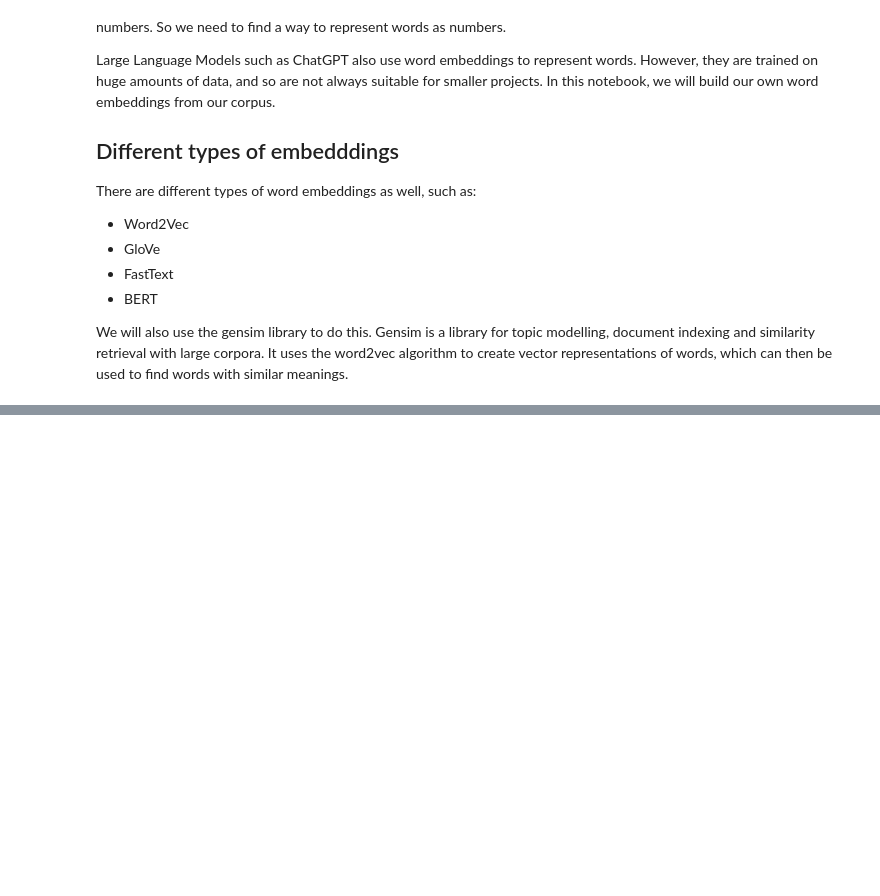
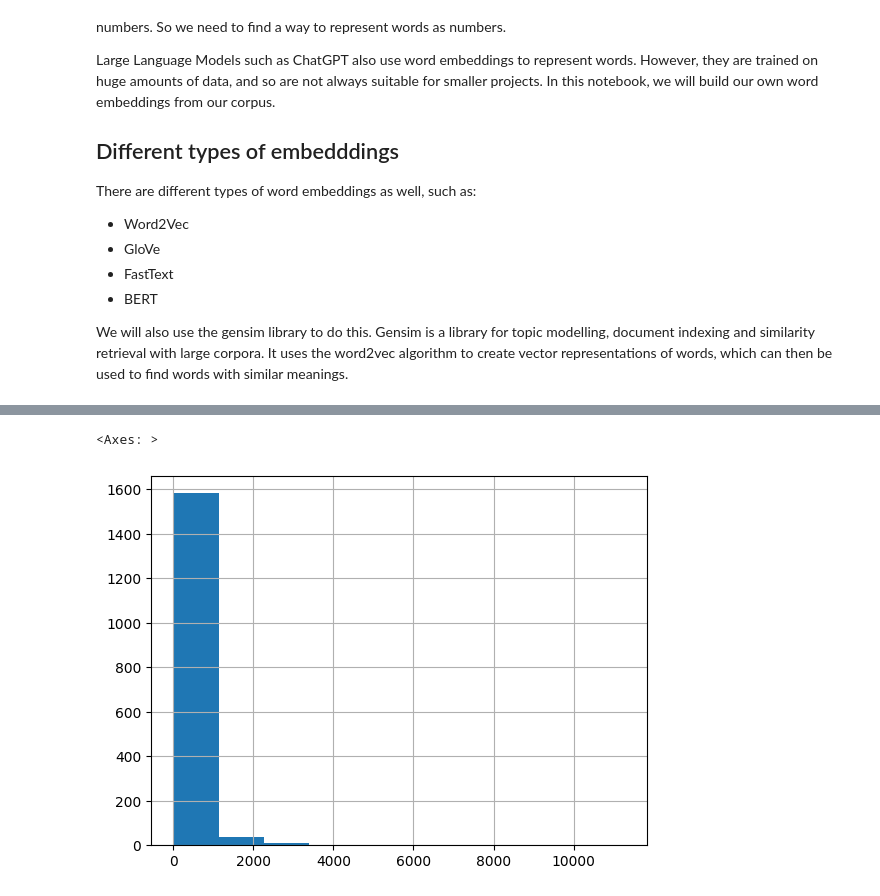
Before and after one commit to ValRCS/BSSDH_2023_workshop, a Jupyter notebook: notebooks/day1_part3_embeddings.ipynb, the cells around one changed output, grey strips where cells are left out. Cells and saved outputs as stored; diff of their text form; code cells hidden in the pictures; blank space fills up the shorter version.

Commit message:
visualization word length distribution

```diff
--- a/notebooks/day1_part3_embeddings.ipynb
+++ b/notebooks/day1_part3_embeddings.ipynb
@@ -25,0 +55,5 @@ There are different types of word embeddings as well, such as:
+# %%
+# now let's load parquet file directly from url
+url = "https://github.com/ValRCS/BSSDH_2023_workshop/raw/main/data/old_bailey_sample_1720_1913_cleaned.parquet"
+df = pd.read_parquet(url)
+print("Dataframe shape:", df.shape)
@@ -25,0 +101,7 @@ There are different types of word embeddings as well, such as:
+# %%
+# we might want to plot histogram of word_count_cleaned
+# this will give us a more detailed view of the distribution of word counts
+df.word_count_cleaned.hist() # this will plot histogram of word counts
+# %% [output]
+<Axes: >
+[figure, added]
```
Also changed, not shown: parts of 11 cells of this notebook.
